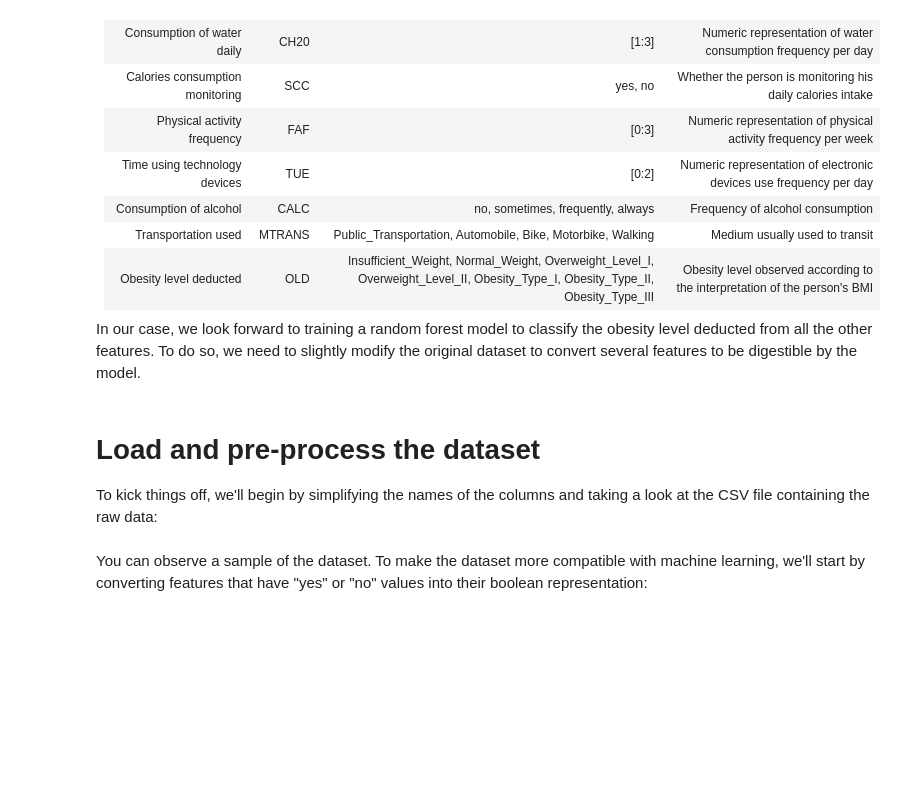
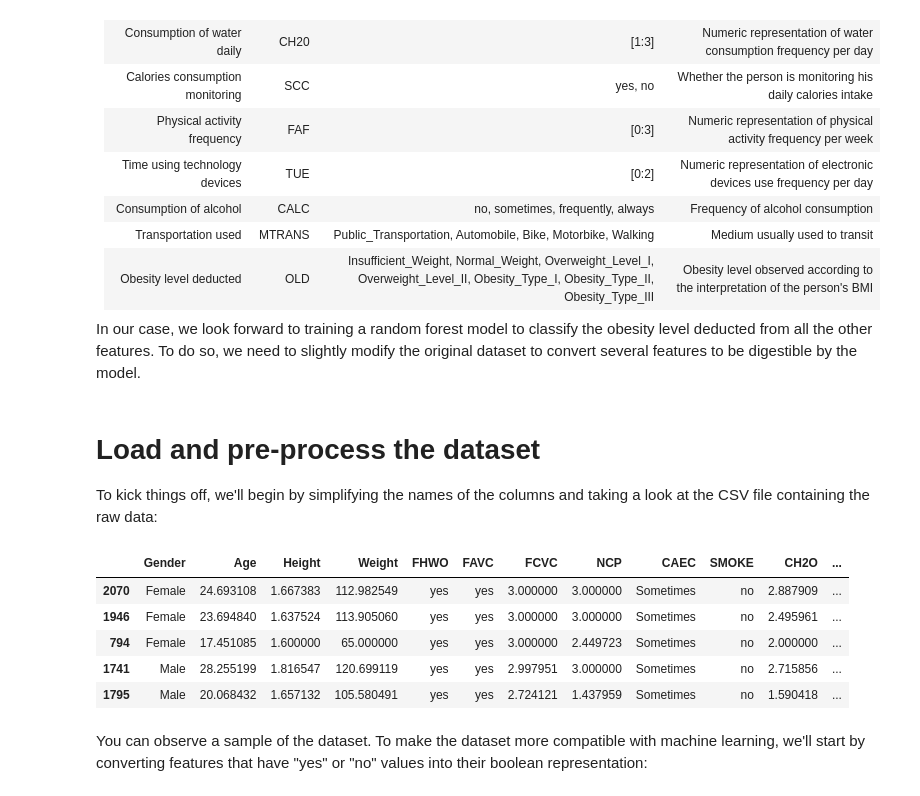
Before and after one commit to HES-XPLAIN/dimlpfidex, a Jupyter notebook: notebooks/obesityCvdRisk.ipynb, the cells around one changed output. Saved outputs shown, nothing was run; the diff lists cells and outputs as text; code cells hidden in the pictures; blank space fills up the shorter version.

```diff
--- a/notebooks/obesityCvdRisk.ipynb
+++ b/notebooks/obesityCvdRisk.ipynb
@@ -56,29 +56,35 @@ To kick things off, we'll begin by simplifying the names of the columns and taki
 # %%
 import pandas as pd
 
 # silence warnings concerning replace() method being removed on pandas 3.0
 pd.set_option('future.no_silent_downcasting', True)
 
 dataset = pd.read_csv("data/OCDDataset/ObesityDataSet.csv")
 
 # reducing labels names size
 dataset.rename(
     columns={
         "family_history_with_overweight": "FHWO",
         "NObeyesdad": "OLD",
     },
     inplace=True
 )
 
 # shuffle the entire dataset
 dataset = dataset.sample(frac=1)
 
-nrows = dataset.shape[0]
-nrowsWanted = int(nrows * 0.5) # using half of the dataset
+nrows = int(dataset.shape[0] * 1) # using half of the dataset
 
-dataset = dataset.iloc[:(nrows),:]
+dataset = dataset.iloc[:nrows,:]
 
 dataset.head()
+# %% [output]
+|  | Gender | Age | Height | Weight | FHWO | FAVC | FCVC | NCP | CAEC | SMOKE | CH2O | ... |
+| 2070 | Female | 24.693108 | 1.667383 | 112.982549 | yes | yes | 3.000000 | 3.000000 | Sometimes | no | 2.887909 | ... |
+| 1946 | Female | 23.694840 | 1.637524 | 113.905060 | yes | yes | 3.000000 | 3.000000 | Sometimes | no | 2.495961 | ... |
+| 794 | Female | 17.451085 | 1.600000 | 65.000000 | yes | yes | 3.000000 | 2.449723 | Sometimes | no | 2.000000 | ... |
+| 1741 | Male | 28.255199 | 1.816547 | 120.699119 | yes | yes | 2.997951 | 3.000000 | Sometimes | no | 2.715856 | ... |
+| 1795 | Male | 20.068432 | 1.657132 | 105.580491 | yes | yes | 2.724121 | 1.437959 | Sometimes | no | 1.590418 | ... |
 # %% [markdown]
 You can observe a sample of the dataset. To make the dataset more compatible with machine learning, we'll start by converting features that have "yes" or "no" values into their boolean representation:
 # %%
```
Also changed, not shown: parts of 15 cells of this notebook.
